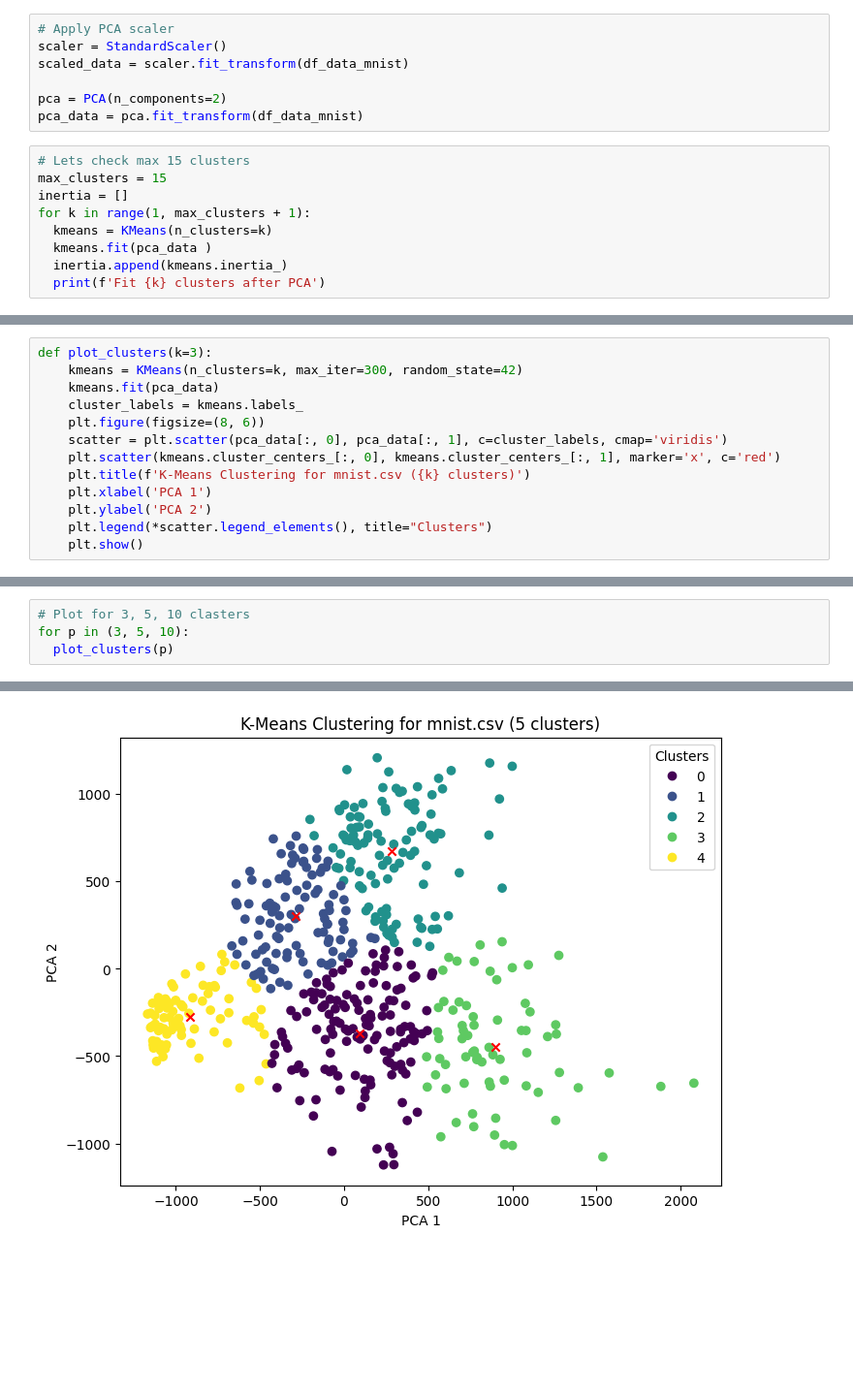
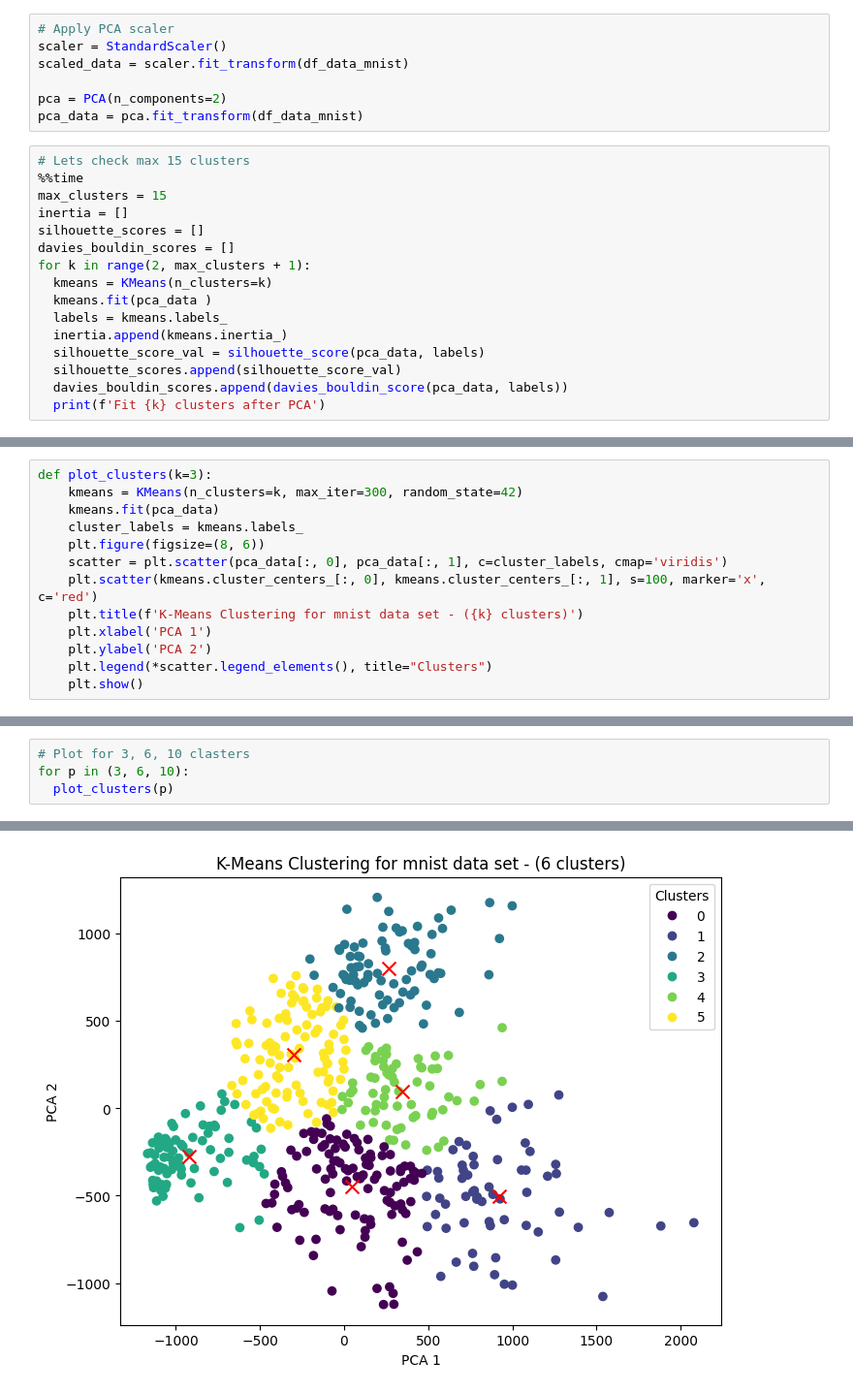
Before and after one commit to OleksiyM/Data_Science, a Jupyter notebook: Module_06/Hw6.ipynb, the cells around one changed output, grey strips where cells are left out. Shown: that part at 97% size. Cells and saved outputs as stored; diff of their text form; blank space fills up the shorter version.

```diff
--- a/Module_06/Hw6.ipynb
+++ b/Module_06/Hw6.ipynb
@@ -142,11 +217,18 @@ pca = PCA(n_components=2)
 pca_data = pca.fit_transform(df_data_mnist)
 # %%
 # Lets check max 15 clusters
+%%time
 max_clusters = 15
 inertia = []
-for k in range(1, max_clusters + 1):
+silhouette_scores = []
+davies_bouldin_scores = []
+for k in range(2, max_clusters + 1):
   kmeans = KMeans(n_clusters=k)
   kmeans.fit(pca_data )
+  labels = kmeans.labels_
   inertia.append(kmeans.inertia_)
+  silhouette_score_val = silhouette_score(pca_data, labels)
+  silhouette_scores.append(silhouette_score_val)
+  davies_bouldin_scores.append(davies_bouldin_score(pca_data, labels))
   print(f'Fit {k} clusters after PCA')
 # %% [output]
@@ -189,8 +272,8 @@ def plot_clusters(k=3):
     cluster_labels = kmeans.labels_
     plt.figure(figsize=(8, 6))
     scatter = plt.scatter(pca_data[:, 0], pca_data[:, 1], c=cluster_labels, cmap='viridis')
-    plt.scatter(kmeans.cluster_centers_[:, 0], kmeans.cluster_centers_[:, 1], marker='x', c='red')
-    plt.title(f'K-Means Clustering for mnist.csv ({k} clusters)')
+    plt.scatter(kmeans.cluster_centers_[:, 0], kmeans.cluster_centers_[:, 1], s=100, marker='x', c='red')
+    plt.title(f'K-Means Clustering for mnist data set - ({k} clusters)')
     plt.xlabel('PCA 1')
     plt.ylabel('PCA 2')
     plt.legend(*scatter.legend_elements(), title="Clusters")
@@ -200,5 +347,5 @@ def plot_clusters(k=3):
 # %%
-# Plot for 3, 5, 10 clasters
-for p in (3, 5, 10):
+# Plot for 3, 6, 10 clasters
+for p in (3, 6, 10):
   plot_clusters(p)
 # %% [output]
@@ -206 +353 @@ for p in (3, 5, 10):
-[figure, old version]
+[figure, new version]
```
Also changed, not shown: parts of 24 cells of this notebook, 1 other file.
